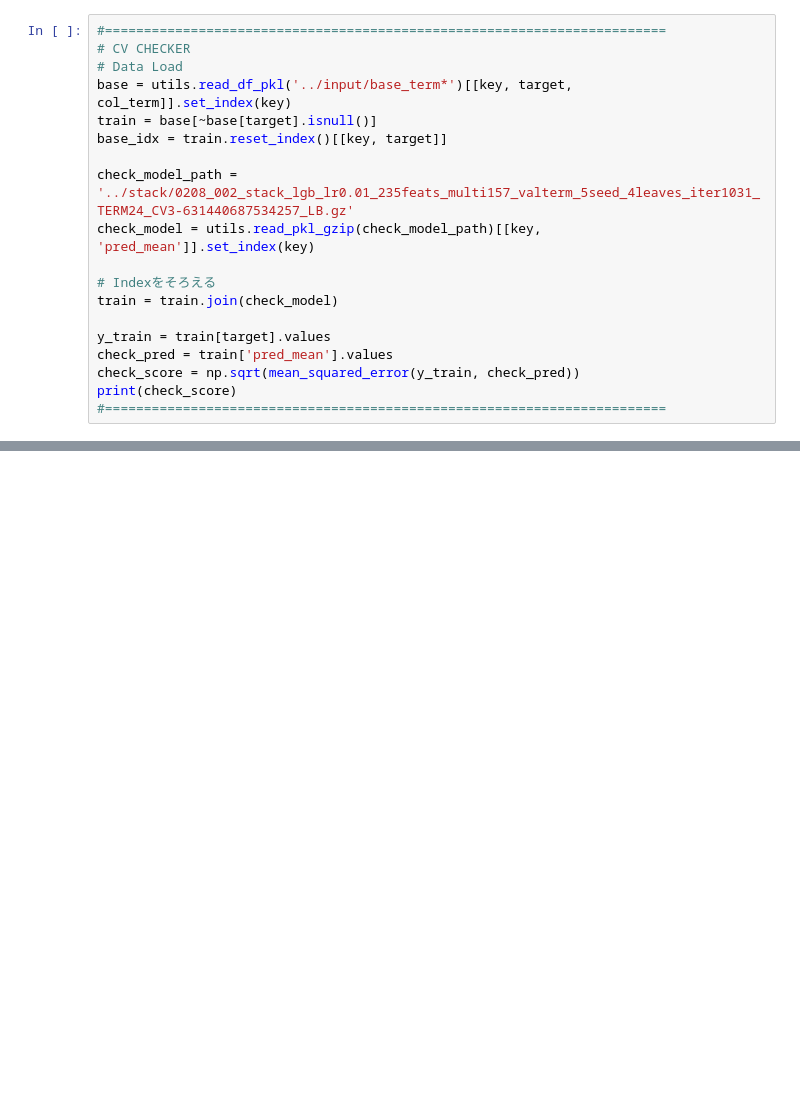
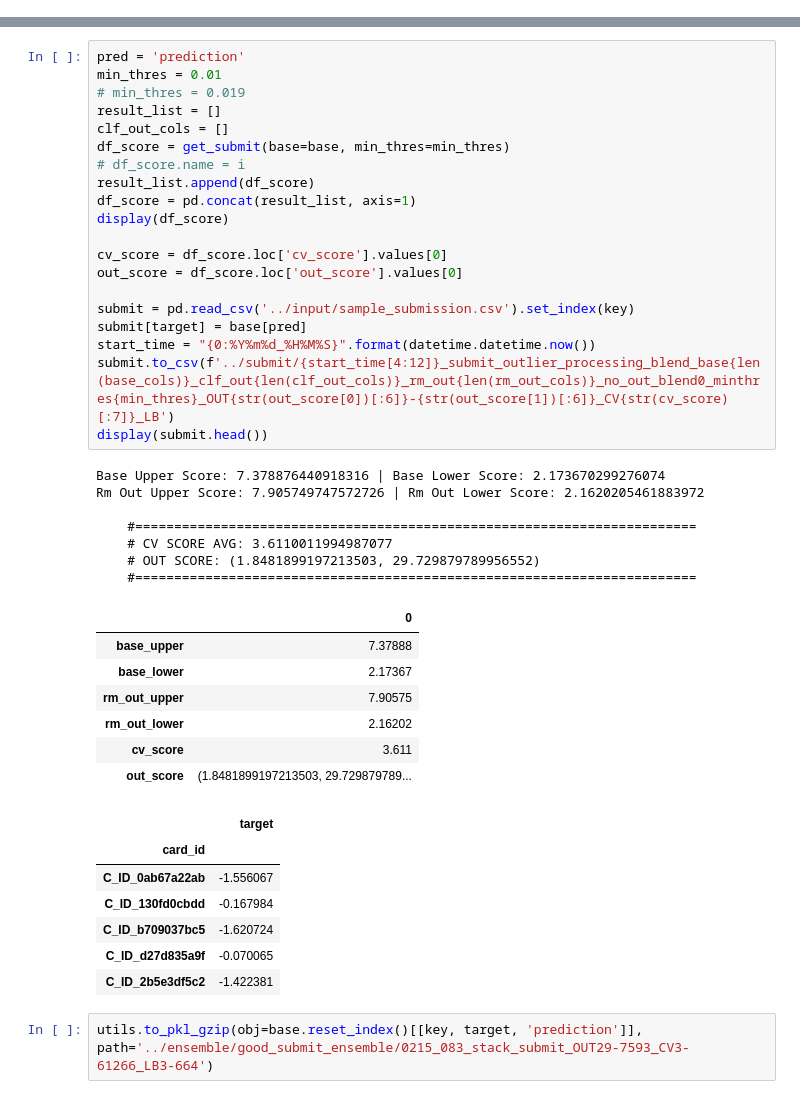
Before and after one commit to Chestnut1999/Elo-Recommendation-23place, a Jupyter notebook: jpy/225_elo_blender_exp.ipynb, the cells around one changed output, grey strips where cells are left out. Drawn from its saved outputs; the diff is of its cells as text; blank space fills up the shorter version.

```diff
--- a/jpy/225_elo_blender_exp.ipynb
+++ b/jpy/225_elo_blender_exp.ipynb
@@ -458,19 +243,0 @@ print("Complete!!")
-# %%
-#========================================================================
-# CV CHECKER
-# Data Load
-base = utils.read_df_pkl('../input/base_term*')[[key, target, col_term]].set_index(key)
-train = base[~base[target].isnull()]
-base_idx = train.reset_index()[[key, target]]
-
-check_model_path = '../stack/0208_002_stack_lgb_lr0.01_235feats_multi157_valterm_5seed_4leaves_iter1031_TERM24_CV3-631440687534257_LB.gz'
-check_model = utils.read_pkl_gzip(check_model_path)[[key, 'pred_mean']].set_index(key)
-
-# Indexをそろえる
-train = train.join(check_model)
-
-y_train = train[target].values
-check_pred = train['pred_mean'].values
-check_score = np.sqrt(mean_squared_error(y_train, check_pred))
-print(check_score)
-#========================================================================
@@ -525,0 +269,44 @@ for p_1, p_2 in combi_path:
+# %%
+pred = 'prediction'
+min_thres = 0.01
+# min_thres = 0.019
+result_list = []
+clf_out_cols = []
+df_score = get_submit(base=base, min_thres=min_thres)
+# df_score.name = i
+result_list.append(df_score)
+df_score = pd.concat(result_list, axis=1)
+display(df_score)
+
+cv_score = df_score.loc['cv_score'].values[0]
+out_score = df_score.loc['out_score'].values[0]
+
+submit = pd.read_csv('../input/sample_submission.csv').set_index(key)
+submit[target] = base[pred]
+start_time = "{0:%Y%m%d_%H%M%S}".format(datetime.datetime.now())
+submit.to_csv(f'../submit/{start_time[4:12]}_submit_outlier_processing_blend_base{len(base_cols)}_clf_out{len(clf_out_cols)}_rm_out{len(rm_out_cols)}_no_out_blend0_minthres{min_thres}_OUT{str(out_score[0])[:6]}-{str(out_score[1])[:6]}_CV{str(cv_score)[:7]}_LB')
+display(submit.head())
+# %% [output]
+Base Upper Score: 7.378876440918316 | Base Lower Score: 2.173670299276074
+Rm Out Upper Score: 7.905749747572726 | Rm Out Lower Score: 2.1620205461883972
+
+    #========================================================================
+    # CV SCORE AVG: 3.6110011994987077
+    # OUT SCORE: (1.8481899197213503, 29.729879789956552)
+    #========================================================================
+|  | 0 |
+| base_upper | 7.37888 |
+| base_lower | 2.17367 |
+| rm_out_upper | 7.90575 |
+| rm_out_lower | 2.16202 |
+| cv_score | 3.611 |
+| out_score | (1.8481899197213503, 29.729879789... |
+|  | target |
+| card_id |  |
+| C_ID_0ab67a22ab | -1.556067 |
+| C_ID_130fd0cbdd | -0.167984 |
+| C_ID_b709037bc5 | -1.620724 |
+| C_ID_d27d835a9f | -0.070065 |
+| C_ID_2b5e3df5c2 | -1.422381 |
+# %%
+utils.to_pkl_gzip(obj=base.reset_index()[[key, target, 'prediction']], path='../ensemble/good_submit_ensemble/0215_083_stack_submit_OUT29-7593_CV3-61266_LB3-664')
```
Also changed, not shown: parts of 17 cells of this notebook, 14 other files.
